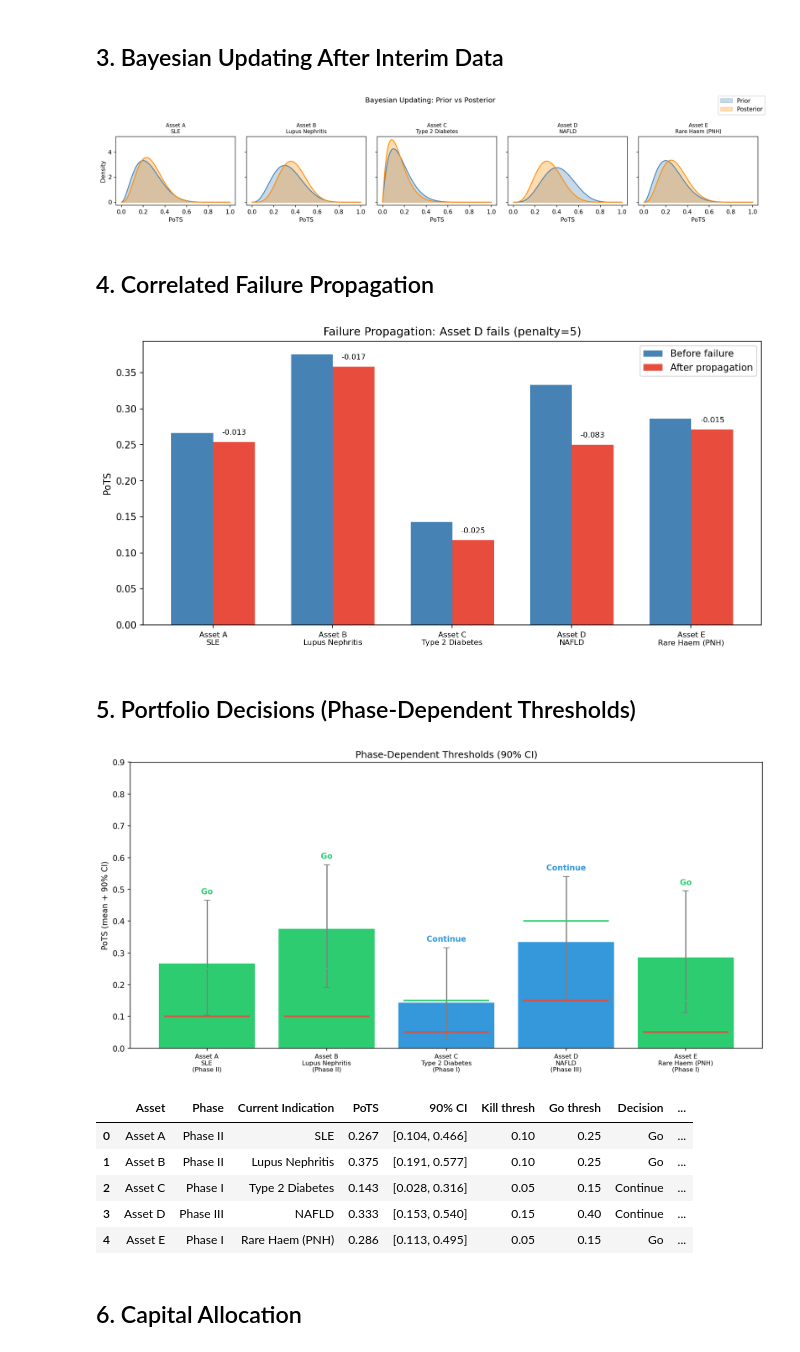
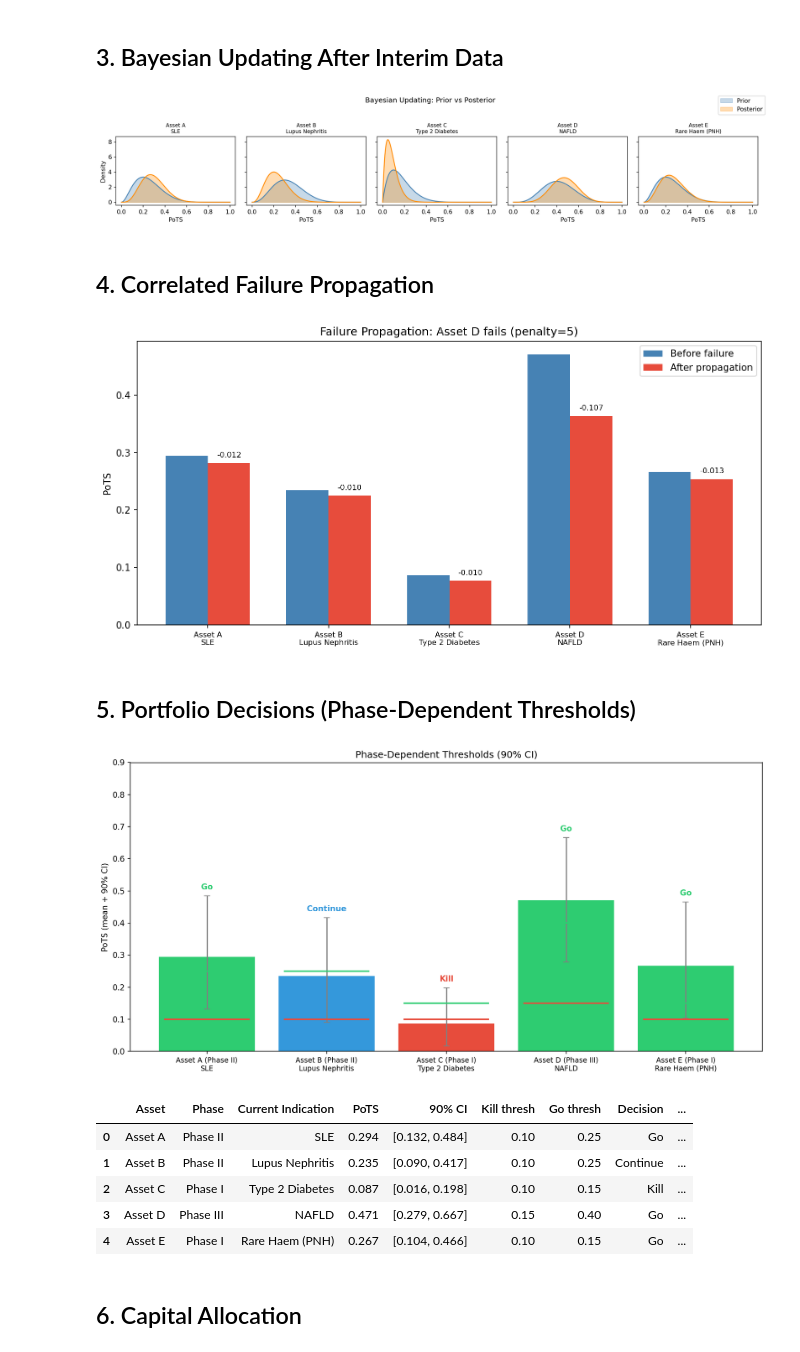
Before and after one commit to ChristopherSNelson/PoTS_decisionTool, a Jupyter notebook: portfolio_demo.ipynb, the cells around one changed output. Drawn from its saved outputs; the diff is of its cells as text; code cells hidden in the pictures.

```diff
--- a/portfolio_demo.ipynb
+++ b/portfolio_demo.ipynb
@@ -74,11 +74,11 @@ plt.show()
 ## 3. Bayesian Updating After Interim Data
 # %%
 INTERIM = {
-    'Asset A': (1, 3),
-    'Asset B': (2, 4),
-    'Asset C': (0, 2),
-    'Asset D': (0, 3),
-    'Asset E': (1, 2),
+    'Asset A': (2, 5),   # 2/5 responders - modest but positive signal
+    'Asset B': (0, 5),   # 0/5 - disappointing Phase II readout
+    'Asset C': (0, 11),  # 0/11 - no signal in crowded T2D space
+    'Asset D': (3, 5),   # 3/5 - strong late-stage data
+    'Asset E': (1, 3),   # 1/3 - promising early signal on validated C5 target
 }
 
 alpha_post, beta_post = apply_interim(alpha_prior, beta_prior, assets, INTERIM)
@@ -101,7 +101,7 @@ fig.tight_layout()
 fig.savefig('plots/prior_vs_posterior.png', bbox_inches='tight')
 plt.show()
 # %% [output]
-[figure, old version]
+[figure, new version]
 # %% [markdown]
 ## 4. Correlated Failure Propagation
 # %%
@@ -127,7 +127,7 @@ fig.tight_layout()
 fig.savefig('plots/failure_propagation.png', bbox_inches='tight')
 plt.show()
 # %% [output]
-[figure, old version]
+[figure, new version]
 # %% [markdown]
 ## 5. Portfolio Decisions (Phase-Dependent Thresholds)
 # %%
@@ -137,42 +137,42 @@ decision_df = smart_decision(assets, phases, mean_post, lo_post, hi_post,
 
 DEC_COLORS = {'Go': '#2ecc71', 'Kill': '#e74c3c', 'Repurpose': '#f39c12', 'Continue': '#3498db'}
 
 fig, ax = plt.subplots(figsize=(12, 6))
 colors = [DEC_COLORS[d] for d in decision_df['Decision']]
 bars = ax.bar(range(n), mean_post, color=colors,
               yerr=[mean_post - lo_post, hi_post - mean_post],
               ecolor='grey', capsize=4)
 
 for i in range(n):
     kt = decision_df['Kill thresh'].iloc[i]
     gt = decision_df['Go thresh'].iloc[i]
     ax.plot([i - 0.35, i + 0.35], [kt, kt], color='#e74c3c', linewidth=2)
     ax.plot([i - 0.35, i + 0.35], [gt, gt], color='#2ecc71', linewidth=2)
     ax.text(i, hi_post[i] + 0.02, decision_df['Decision'].iloc[i],
             ha='center', fontsize=10, fontweight='bold',
             color=DEC_COLORS[decision_df['Decision'].iloc[i]])
 
 ax.set_xticks(range(n))
-ax.set_xticklabels([f'{a}\n{ind}\n({ph})' for a, ind, ph in zip(assets, indications, phases)],
-                    fontsize=8)
+ax.set_xticklabels([f'{a} ({ph})\n{ind}' for a, ind, ph in zip(assets, indications, phases)],
+                    fontsize=9)
 ax.set_ylabel('PoTS (mean + 90% CI)')
 ax.set_ylim(0, 0.9)
 ax.set_title('Phase-Dependent Thresholds (90% CI)')
 fig.tight_layout()
 fig.savefig('plots/portfolio_decisions.png', bbox_inches='tight')
 plt.show()
 
 display(decision_df[['Asset', 'Phase', 'Current Indication', 'PoTS', '90% CI',
                       'Kill thresh', 'Go thresh', 'Decision',
                       'Suggested Repurpose', 'Repurpose PoTS', 'Reason']])
 # %% [output]
-[figure, old version]
+[figure, new version]
 |  | Asset | Phase | Current Indication | PoTS | 90% CI | Kill thresh | Go thresh | Decision | ... |
-| 0 | Asset A | Phase II | SLE | 0.267 | [0.104, 0.466] | 0.10 | 0.25 | Go | ... |
-| 1 | Asset B | Phase II | Lupus Nephritis | 0.375 | [0.191, 0.577] | 0.10 | 0.25 | Go | ... |
-| 2 | Asset C | Phase I | Type 2 Diabetes | 0.143 | [0.028, 0.316] | 0.05 | 0.15 | Continue | ... |
-| 3 | Asset D | Phase III | NAFLD | 0.333 | [0.153, 0.540] | 0.15 | 0.40 | Continue | ... |
-| 4 | Asset E | Phase I | Rare Haem (PNH) | 0.286 | [0.113, 0.495] | 0.05 | 0.15 | Go | ... |
+| 0 | Asset A | Phase II | SLE | 0.294 | [0.132, 0.484] | 0.10 | 0.25 | Go | ... |
+| 1 | Asset B | Phase II | Lupus Nephritis | 0.235 | [0.090, 0.417] | 0.10 | 0.25 | Continue | ... |
+| 2 | Asset C | Phase I | Type 2 Diabetes | 0.087 | [0.016, 0.198] | 0.10 | 0.15 | Kill | ... |
+| 3 | Asset D | Phase III | NAFLD | 0.471 | [0.279, 0.667] | 0.15 | 0.40 | Go | ... |
+| 4 | Asset E | Phase I | Rare Haem (PNH) | 0.267 | [0.104, 0.466] | 0.10 | 0.15 | Go | ... |
 # %% [markdown]
 ## 6. Capital Allocation
 # %%
```
Also changed, not shown: parts of 5 cells of this notebook, 9 other files.
